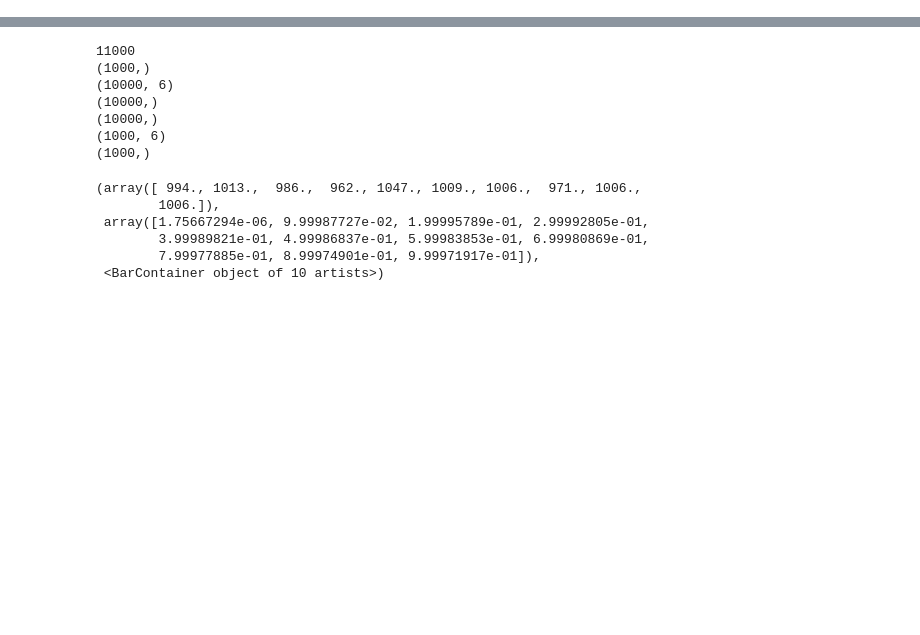
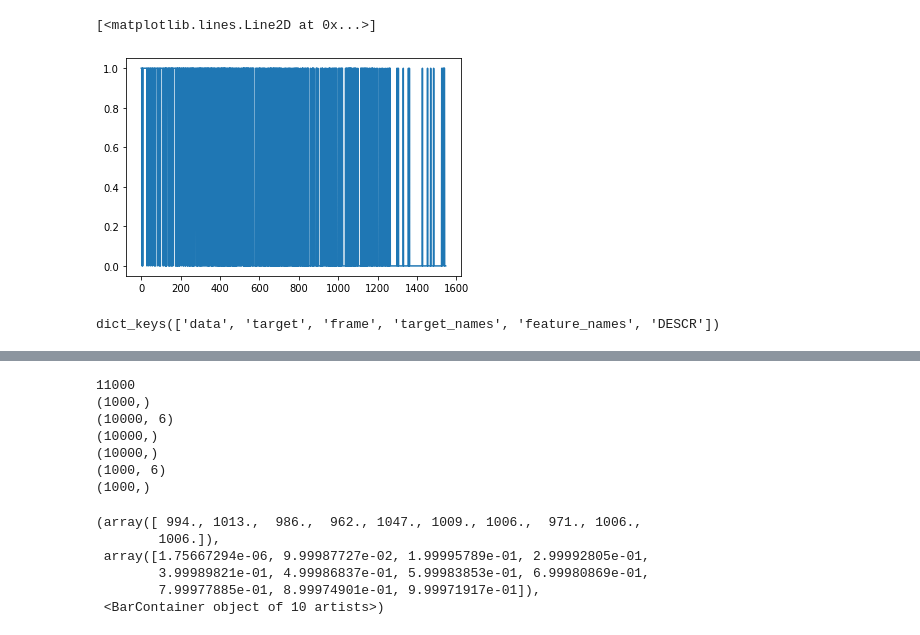
Before and after one commit to fbohu/Censored-Active-Learning, a Jupyter notebook: init.ipynb, the cells around one changed output, grey strips where cells are left out. Drawn from its saved outputs; the diff is of its cells as text; code cells hidden in the pictures; blank space fills up the shorter version.

```diff
--- a/init.ipynb
+++ b/init.ipynb
@@ -15,0 +35,5 @@ import torch
+# %%
+plt.plot(censoring_train)
+# %% [output]
+[<matplotlib.lines.Line2D at 0x...>]
+[figure, added]
@@ -15,0 +44,4 @@ import torch
+# %%
+data.keys()
+# %% [output]
+dict_keys(['data', 'target', 'frame', 'target_names', 'feature_names', 'DESCR'])
```
Also changed, not shown: parts of 10 cells of this notebook, 5 other files.
